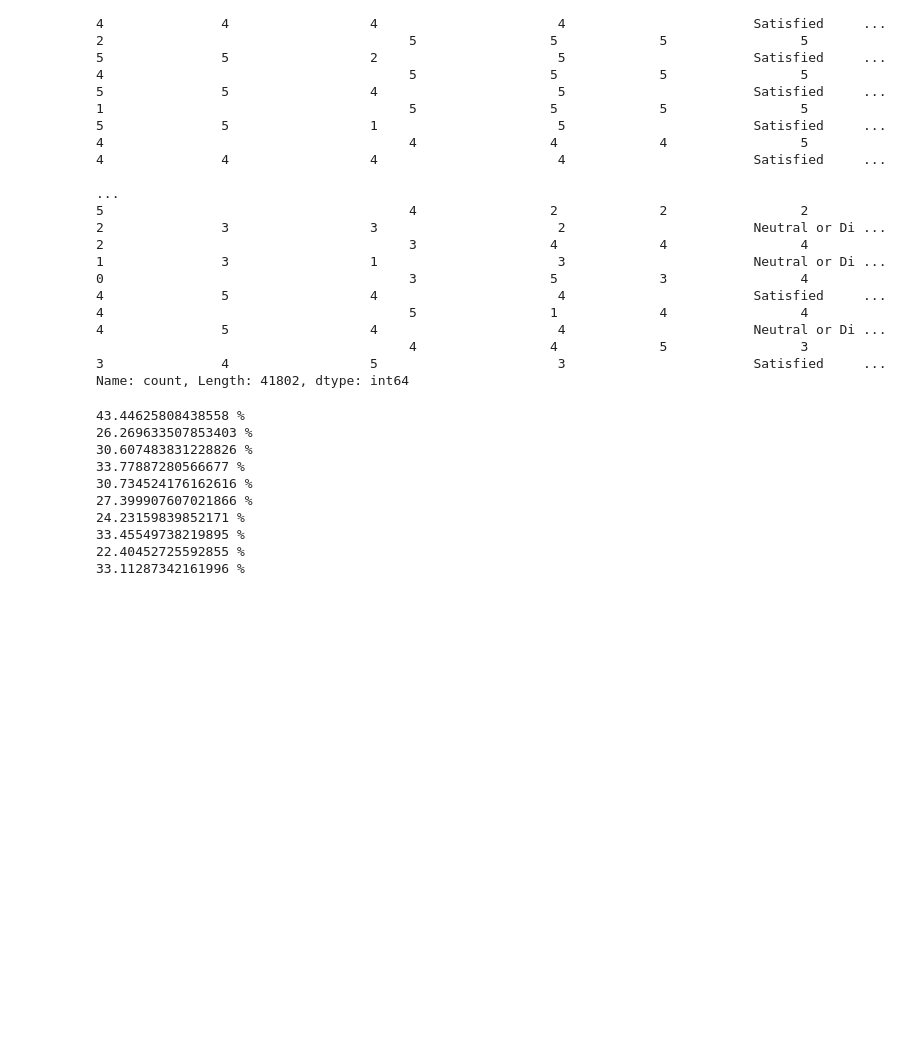
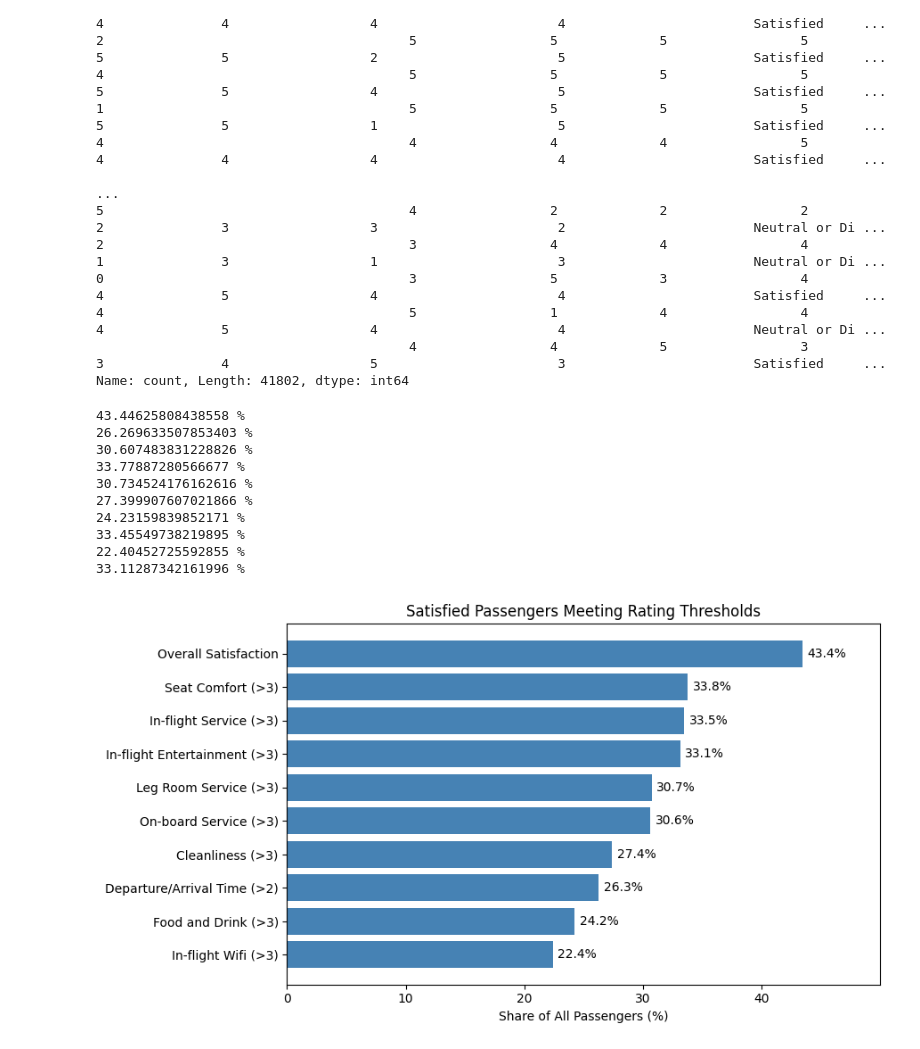
Before and after one commit to RafaellaTk/Statitical-Modeling-Project, a Jupyter notebook: airline_quality.ipynb, the cells around one changed output. Saved outputs shown, nothing was run; the diff lists cells and outputs as text; code cells hidden in the pictures; blank space fills up the shorter version.

```diff
--- a/airline_quality.ipynb
+++ b/airline_quality.ipynb
@@ -120,4 +120,33 @@ print(ASR_Entertainment, '%')
 22.40452725592855 %
 33.11287342161996 %
 # %%
-#Plots
+#Plot
+
+rates = {
+    "Overall Satisfaction": Average_satisfaction_rate,
+    "Departure/Arrival Time (>2)": ASR_Deptime,
+    "On-board Service (>3)": ASR_Onboard,
+    "Seat Comfort (>3)": ASR_Seat,
+    "Leg Room Service (>3)": ASR_LegRoom,
+    "Cleanliness (>3)": ASR_Cleanliness,
+    "Food and Drink (>3)": ASR_FoodDrink,
+    "In-flight Service (>3)": ASR_InflightService,
+    "In-flight Wifi (>3)": ASR_Wifi,
+    "In-flight Entertainment (>3)": ASR_Entertainment,
+}
+
+# Sort from lowest to highest for easier reading
+rates_series = pd.Series(rates).sort_values()
+
+fig, ax = plt.subplots(figsize=(9, 5))
+bars = ax.barh(rates_series.index, rates_series.values, color="steelblue")
+
+ax.set_xlabel("Share of All Passengers (%)")
+ax.set_title("Satisfied Passengers Meeting Rating Thresholds")
+ax.set_xlim(0, max(rates_series.values) * 1.15)
+ax.bar_label(bars, fmt="%.1f%%", padding=4)
+
+plt.tight_layout()
+plt.show()
+# %% [output]
+[figure, added]
```
